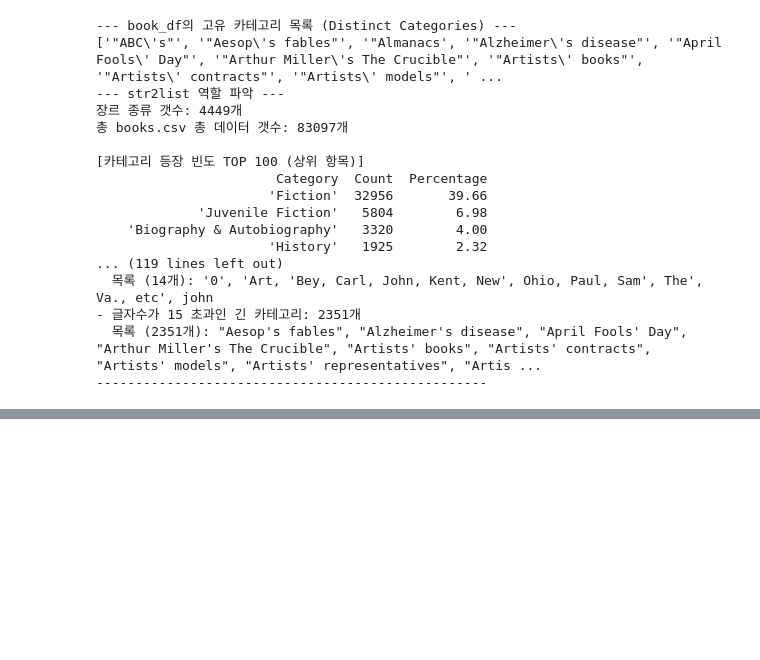
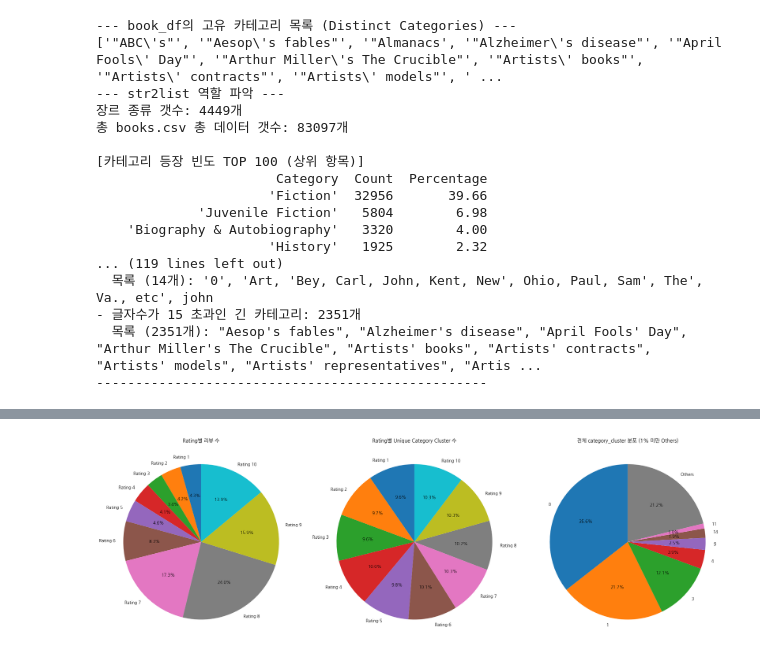
Before and after one commit to boostcampaitech8/pro-recsys-bookratingprediction-recsys-04, a Jupyter notebook: eda/min/02_BOOK_EDA.ipynb, the cells around one changed output, grey strips where cells are left out. Saved outputs shown, nothing was run; the diff lists cells and outputs as text; code cells hidden in the pictures; blank space fills up the shorter version.

```diff
--- a/eda/min/02_BOOK_EDA.ipynb
+++ b/eda/min/02_BOOK_EDA.ipynb
@@ -264,0 +746,18 @@ Cluster 199: ['["children\'s stories, american"]' '["children\'s writings, ameri
+# %%
+full_df_eda = train_rating_df.merge(
+    user_df_eda,
+    on="user_id",
+    how="left"
+)
+
+# -----------------------
+# 5. Merge: book 정보 추가
+# -----------------------
+full_df_eda = full_df_eda.merge(
+    book_df_eda,
+    on="isbn",
+    how="left"
+)
+
+print("Full DF shape:", full_df_eda.shape)
+print("full_df 의 columns:", full_df_eda.columns)
@@ -264,0 +770,77 @@ Cluster 199: ['["children\'s stories, american"]' '["children\'s writings, ameri
+# %%
+import matplotlib.pyplot as plt
+
+# ------------------------------
+# Pie chart용 데이터 변환 (1% 미만 Others)
+# ------------------------------
+def prepare_pie_data_for_chart(count_series, threshold=0.01):
+    total = count_series.sum()
+    ratio = count_series / total
+
+    large = count_series[ratio >= threshold]
+    small = count_series[ratio < threshold]
+
+    if len(small) > 0:
+        large["Others"] = small.sum()
+
+    return large
+
+
+# ================================
+# 0. 기본 세팅
+# ================================
+df = full_df_eda.copy()
+df["rating"] = df["rating"].astype(int)
+
+# ================================
+# 1. Rating별 데이터 갯수 (리뷰 수)
+# ================================
+rating_counts = df["rating"].value_counts().sort_index()
+
+# ================================
+# 2. Rating별 Unique category_cluster 수
+# ================================
+rating_unique_clusters = df.groupby("rating")["category_cluster"].nunique()
+
+# ================================
+# 3. 전체 category_cluster 분포
+# ================================
+cluster_counts = df["category_cluster"].value_counts()
+cluster_counts_pie = prepare_pie_data_for_chart(cluster_counts)
+
+# ================================
+# 4. Pie Charts 한 줄로 출력 (1 x 3)
+# ================================
+fig, axes = plt.subplots(1, 3, figsize=(21, 7))
+
+# 왼쪽 - Rating별 리뷰 수
+axes[0].pie(
+    rating_counts,
+    labels=[f"Rating {r}" for r in rating_counts.index],
+    autopct="%1.1f%%",
+    startangle=90
+)
+axes[0].set_title("Rating별 리뷰 수")
+
+# 가운데 - Rating별 Unique Category Cluster
+axes[1].pie(
+    rating_unique_clusters,
+    labels=[f"Rating {r}" for r in rating_unique_clusters.index],
+    autopct="%1.1f%%",
+    startangle=90
+)
+axes[1].set_title("Rating별 Unique Category Cluster 수")
+
+# 오른쪽 - 전체 category_cluster 분포 (1% 미만 Others)
+axes[2].pie(
+    cluster_counts_pie,
+    labels=cluster_counts_pie.index,
+    autopct="%1.1f%%",
+    startangle=90
+)
+axes[2].set_title("전체 category_cluster 분포 (1% 미만 Others)")
+
+plt.tight_layout()
+plt.show()
+# %% [output]
+[figure, added]
```
Also changed, not shown: parts of 43 cells of this notebook, 50 other files.
